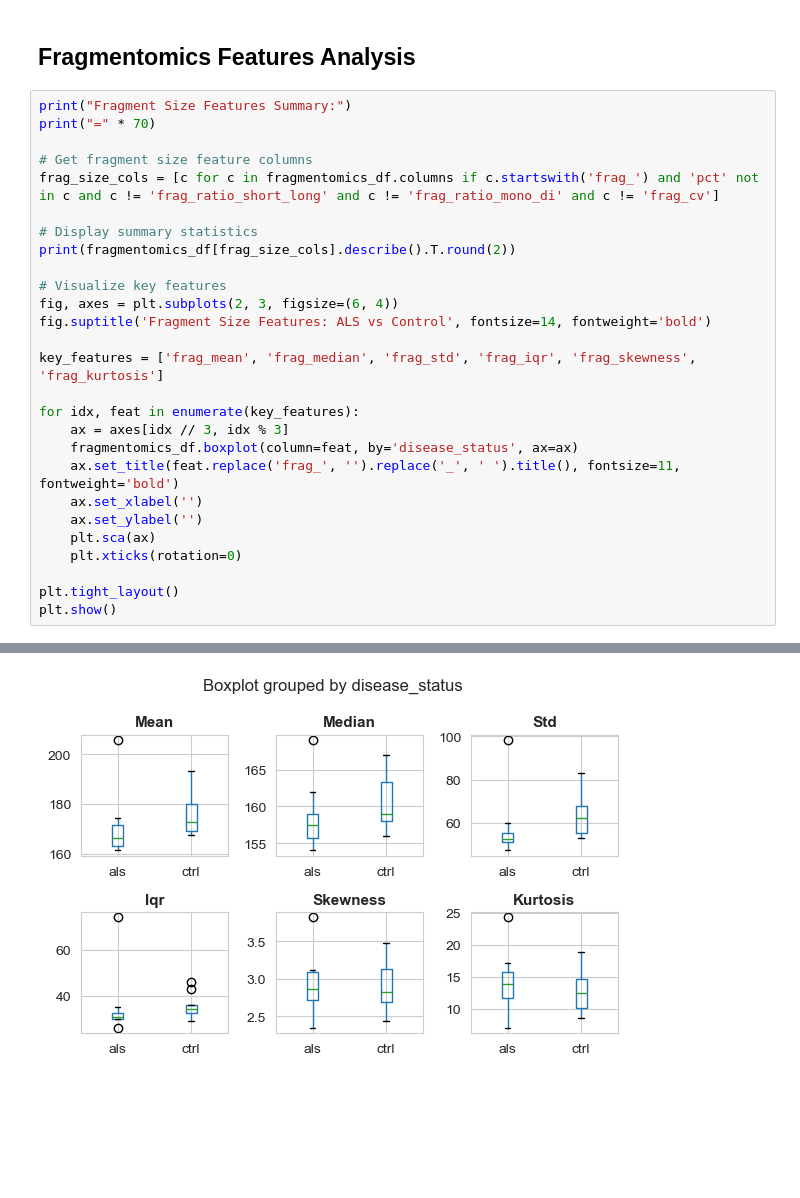
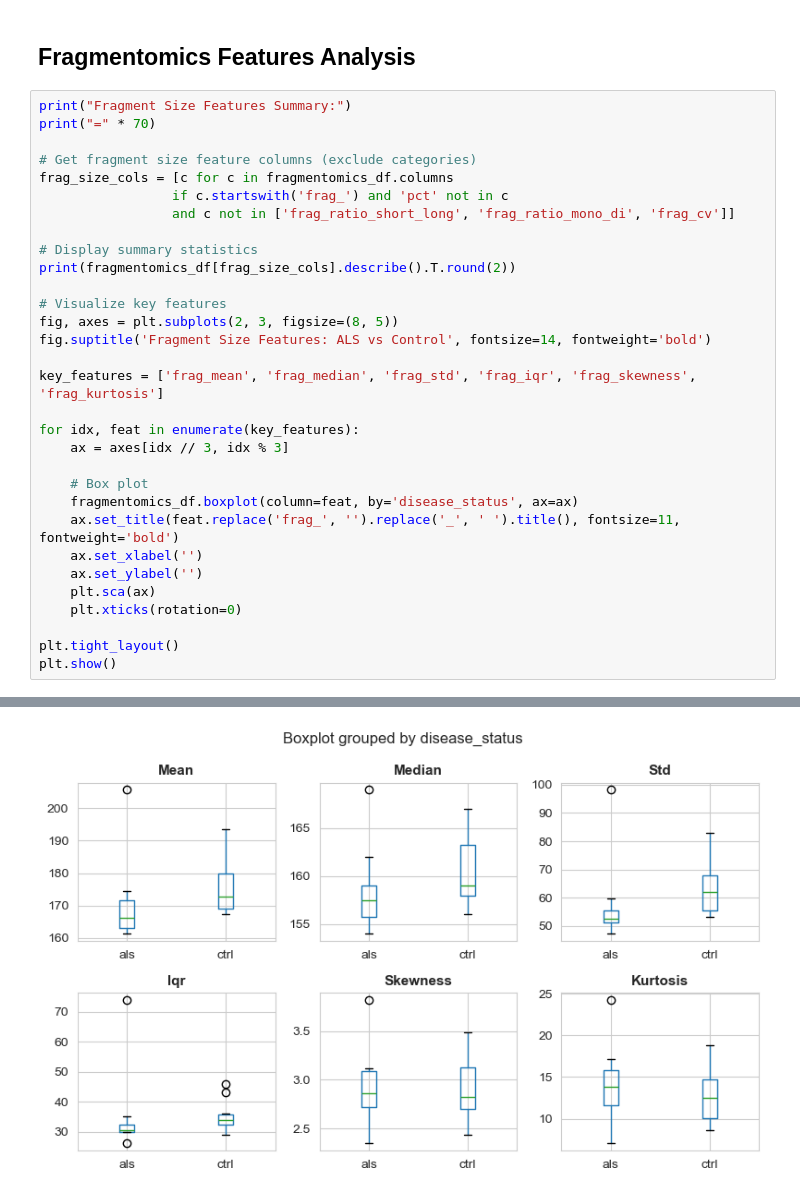
Before and after one commit to maggiebr0wn/wgbs_classifier, a Jupyter notebook: notebooks/03_feature_extraction.ipynb, the cells around one changed output, grey strips where cells are left out. Cells and saved outputs as stored; diff of their text form; blank space fills up the shorter version.

```diff
--- a/notebooks/03_feature_extraction.ipynb
+++ b/notebooks/03_feature_extraction.ipynb
@@ -277,43 +294,47 @@ Total                              : 1019 columns
 print("Fragment Size Features Summary:")
 print("=" * 70)
 
-# Get fragment size feature columns
-frag_size_cols = [c for c in fragmentomics_df.columns if c.startswith('frag_') and 'pct' not in c and c != 'frag_ratio_short_long' and c != 'frag_ratio_mono_di' and c != 'frag_cv']
+# Get fragment size feature columns (exclude categories)
+frag_size_cols = [c for c in fragmentomics_df.columns
+                 if c.startswith('frag_') and 'pct' not in c
+                 and c not in ['frag_ratio_short_long', 'frag_ratio_mono_di', 'frag_cv']]
 
 # Display summary statistics
 print(fragmentomics_df[frag_size_cols].describe().T.round(2))
 
 # Visualize key features
-fig, axes = plt.subplots(2, 3, figsize=(6, 4))
+fig, axes = plt.subplots(2, 3, figsize=(8, 5))
 fig.suptitle('Fragment Size Features: ALS vs Control', fontsize=14, fontweight='bold')
 
 key_features = ['frag_mean', 'frag_median', 'frag_std', 'frag_iqr', 'frag_skewness', 'frag_kurtosis']
 
 for idx, feat in enumerate(key_features):
     ax = axes[idx // 3, idx % 3]
+
+    # Box plot
     fragmentomics_df.boxplot(column=feat, by='disease_status', ax=ax)
     ax.set_title(feat.replace('frag_', '').replace('_', ' ').title(), fontsize=11, fontweight='bold')
     ax.set_xlabel('')
     ax.set_ylabel('')
     plt.sca(ax)
     plt.xticks(rotation=0)
 
 plt.tight_layout()
 plt.show()
 # %% [output]
 Fragment Size Features Summary:
 ======================================================================
                count    mean    std     min     25%     50%     75%     max
 frag_mean       22.0  172.43  11.02  161.29  165.99  169.27  173.54  205.72
 frag_median     22.0  159.23   3.96  154.00  156.25  158.00  160.50  169.00
 frag_std        22.0   59.60  12.36   47.28   52.47   55.15   62.18   98.21
 frag_min        22.0   50.36   0.66   50.00   50.00   50.00   50.75   52.00
 frag_max        22.0  921.32  61.44  754.00  889.75  935.00  974.75  985.00
 frag_q25        22.0  143.68   4.16  138.00  141.00  143.00  147.00  151.00
 frag_q50        22.0  159.23   3.96  154.00  156.25  158.00  160.50  169.00
 frag_q75        22.0  178.45  12.53  167.00  173.00  175.00  177.75  225.00
 frag_iqr        22.0   34.77   9.82   26.00   30.00   32.00   35.00   74.00
 frag_skewness   22.0    2.91   0.34    2.35    2.71    2.85    3.10    3.82
 frag_kurtosis   22.0   13.52   3.86    7.01   11.29   13.43   15.37   24.28
-[figure, old version]
+[figure, new version]
 # %%
```
Also changed, not shown: parts of 24 cells of this notebook, 7 other files.
